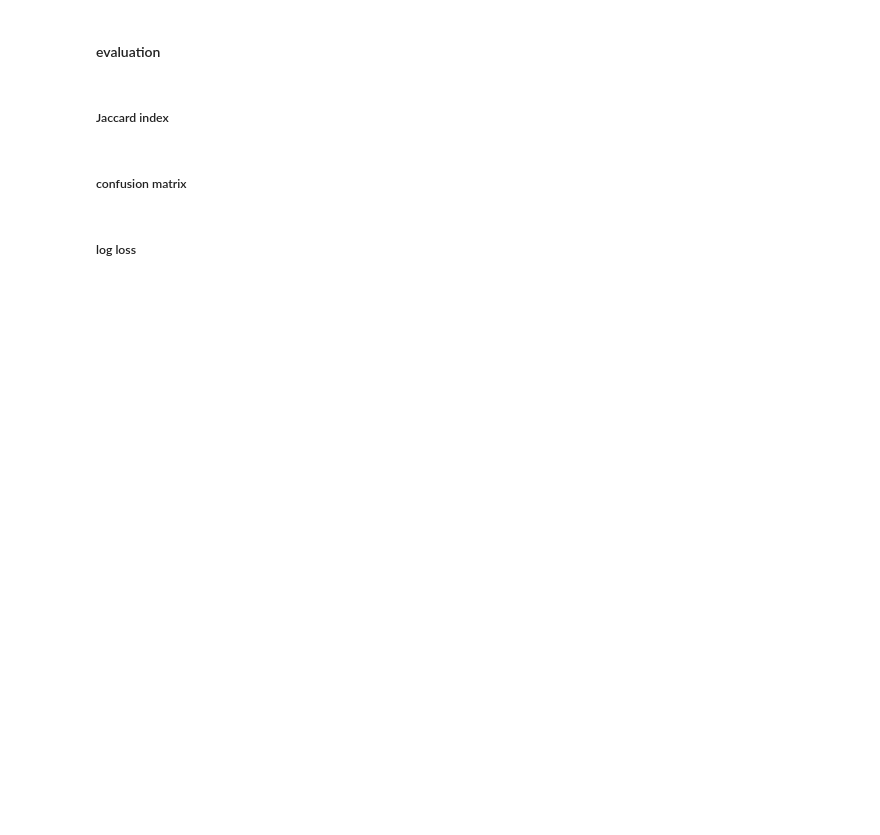
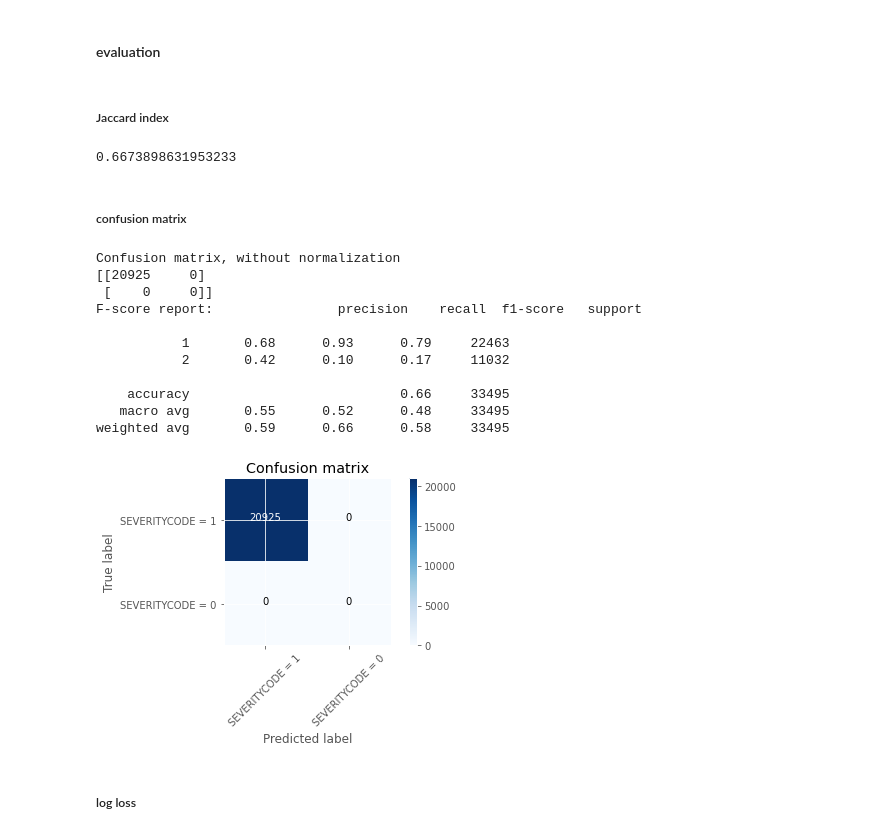
Before and after one commit to BryanBai901/Coursera_Capstone, a Jupyter notebook: Capstone_Main_code.ipynb, the cells around one changed output. Cells and saved outputs as stored; diff of their text form; code cells hidden in the pictures; blank space fills up the shorter version.

```diff
--- a/Capstone_Main_code.ipynb
+++ b/Capstone_Main_code.ipynb
@@ -517,8 +512,10 @@ yhat_prob = LR.predict_proba(x_test)
 # %% [markdown]
 ##### Jaccard index
 # %%
-from sklearn.metrics import jaccard_similarity_score
-jaccard_similarity_score(y_test, yhat)
+from sklearn.metrics import jaccard_score
+jaccard_score(y_test, yhat)
+# %% [output]
+0.6673898631953233
 # %% [markdown]
 ##### confusion matrix
 # %%
@@ -558,11 +555,24 @@ def plot_confusion_matrix(cm, classes,
 # %%
 from sklearn.metrics import classification_report, confusion_matrix
 import itertools
 cm = confusion_matrix(y_test, y_hat, labels = [1,0])
 np.set_printoptions(precision = 2)
 plt.figure()
 plot_confusion_matrix(cm, classes = ['SEVERITYCODE = 1', 'SEVERITYCODE = 0'], normalize = False, title = 'Confusion matrix')
-Print('F-score report: ', classification_report(y_test, y_hat))
+print('F-score report: ', classification_report(y_test, y_hat))
+# %% [output]
+Confusion matrix, without normalization
+[[20925     0]
+ [    0     0]]
+F-score report:                precision    recall  f1-score   support
+
+           1       0.68      0.93      0.79     22463
+           2       0.42      0.10      0.17     11032
+
+    accuracy                           0.66     33495
+   macro avg       0.55      0.52      0.48     33495
+weighted avg       0.59      0.66      0.58     33495
+[figure, added]
 # %% [markdown]
 ##### log loss
 # %%
```
Also changed, not shown: parts of 9 cells of this notebook.
